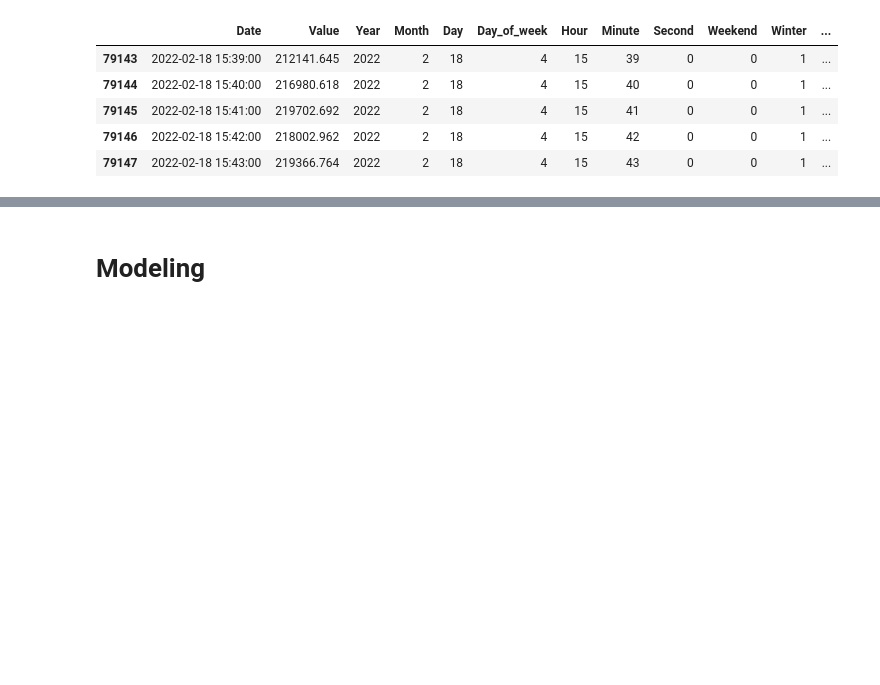
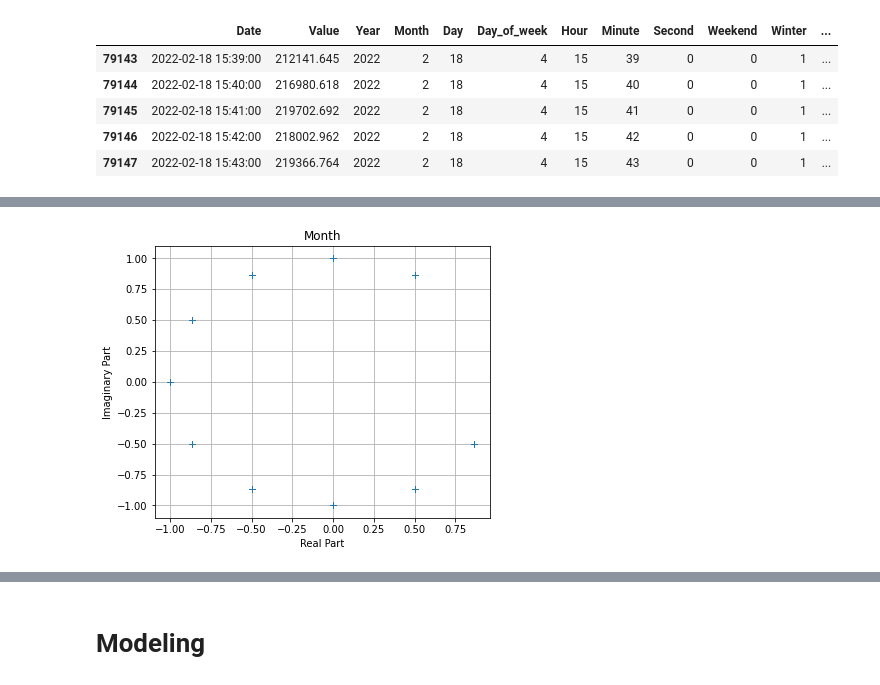
Before and after one commit to cojre/ml-project-2-stockdataholm, a Jupyter notebook: main.ipynb, the cells around one changed output, grey strips where cells are left out. Cells and saved outputs as stored; diff of their text form; code cells hidden in the pictures; blank space fills up the shorter version.

```diff
--- a/main.ipynb
+++ b/main.ipynb
@@ -374,0 +412,5 @@ df.head()
+# %%
+month_re, month_im = generate_cycle(df['Month'], 12)
+plot_cycle(month_re, month_im, 'Month')
+# %% [output]
+[figure, added]
```
Also changed, not shown: parts of 8 cells of this notebook.
